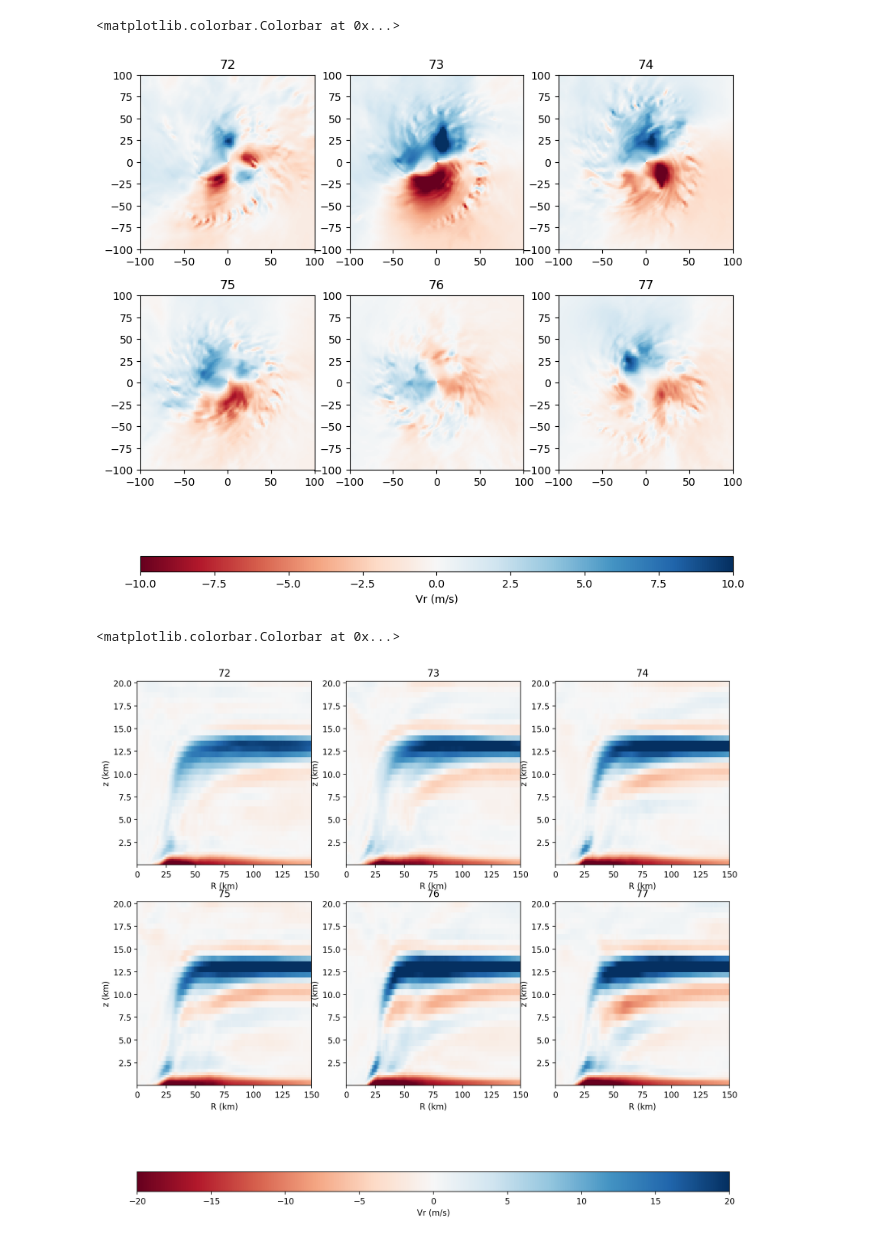
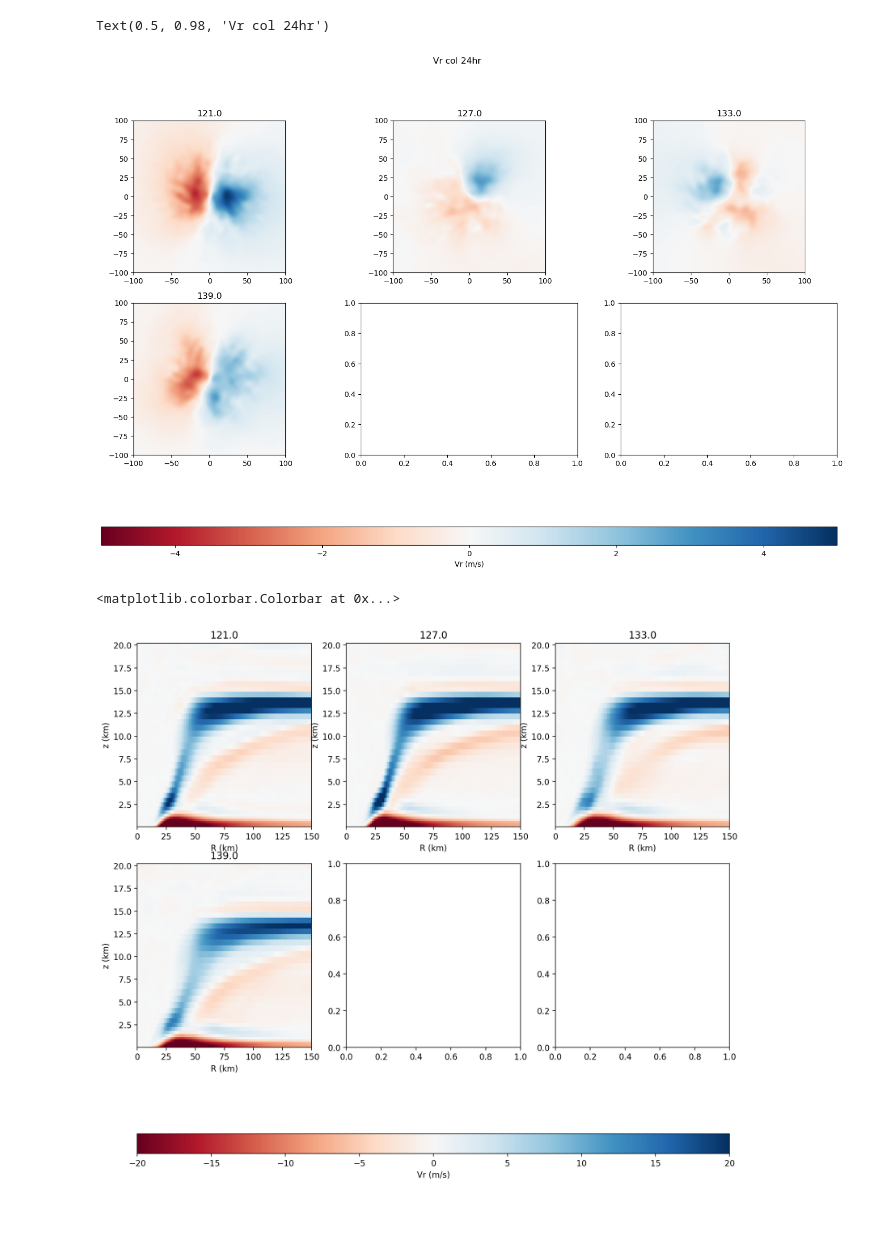
Before and after one commit to suprdory/wrfstore-py, a Jupyter notebook: vertical_column.ipynb, the cells around one changed output. Cells and saved outputs as stored; diff of their text form; code cells hidden in the pictures; blank space fills up the shorter version.

```diff
--- a/vertical_column.ipynb
+++ b/vertical_column.ipynb
@@ -110,36 +112,50 @@ plt.subplots_adjust(wspace=0.3)
 # %%
+importlib.reload(wrf)
+importlib.reload(gu)
+
 # plot maps of vrcm
 
-vrmaps=[wrf.getWRF(run,fname,'vr',type='dpwcm',z='full',force=force) for fname in flist]
-x,y=wrf.getCoords(wrf.wopath(run,flist[0]))
+# vrmaps=[wrf.getWRF(run,fname,'vr',type='dpwcm',z='full',force=force) for fname in flist]
+x,y=wrf.getCoords(run,flist[0],cc=False)
 
-fig,axs=plt.subplots(2,3,dpi=100,figsize=(10,10))
+vrmapscc=[]
+for fname in flist:
+    vrmapscc.append(gu.resample2center(wrf.getWRF(run,fname,'vr',vtype='dpwsmcm',z='full',force=force),\
+                                       wrf.getWRF(run,fname,'cc')))
 
-cr=10
+vrmapsav,hrsa=gu.avg_list(vrmapscc,avgt,hrs)
+
+fig,axs=plt.subplots(2,3,dpi=100,figsize=(18,12))
+
+cr=5
 xr=100
-def plt_maps(ax,v):
-    im=ax.pcolormesh(x/1000,y/1000,v,cmap=plt.get_cmap('RdBu'))
+def plt_maps(ax,x,y,v):
+    im=gu.imshowxy(x/1000,y/1000,v,ax=ax,cmap=plt.get_cmap('RdBu'))
     im.set_clim((-cr,cr))
     ax.set_xlim((-xr,xr))
     ax.set_ylim((-xr,xr))
     ax.set_aspect('equal','box')
-    ax.set_title(str(hrs[n]))
+    ax.set_title(str(hrsa[n]))
     return(im)
 
-for n,v in enumerate(vrmaps):
-    im=plt_maps(axs.flat[n],v)
+for n,v in enumerate(vrmapsav[0:6]):
+    im=plt_maps(axs.flat[n],x,y,v)
 
 fig.colorbar(im,ax=axs,orientation='horizontal',aspect=40,label='Vr (m/s)')
+plt.suptitle('Vr col 24hr')
 # %% [output]
-<matplotlib.colorbar.Colorbar at 0x...>
+Text(0.5, 0.98, 'Vr col 24hr')
-[figure, old version]
+[figure, new version]
 # %%
 fig,axs=plt.subplots(2,3,figsize=(13,13),dpi=200)
 cl=20
 
-for n,fname in enumerate(flist):
+vrs=[wrf.getWRF(run,fname,'vr',z='full',vtype='az') for fname in flist]
+vravs,hrsa=gu.avg_list(vrs,avgt,hrs)
+
+for n,vr in enumerate(vravs[0:6]):
     ax=axs.flat[n]
-    vr=wrf.getWRF(run,fname,'vr',z='full',type='az')
+    #vr=wrf.getWRF(run,fname,'vr',z='full',type='az')
     z=wrf.getHeightCoord(wrf.wopath(run,fname))
     r=wrf.getRcoord(wrf.wopath(run,fname))
     im=ax.pcolormesh(r,z[1:]/1000,vr.T,cmap=plt.get_cmap('RdBu'),shading='nearest')
@@ -148,9 +164,9 @@ for n,fname in enumerate(flist):
     ax.set_xlabel('R (km)')
     ax.set_ylabel('z (km)')
 #     ax.text(10,18,fname)
-    ax.set_title(str(hrs[n]))
+    ax.set_title(str(hrsa[n]))
 
 fig.colorbar(im,ax=axs,orientation='horizontal',aspect=30,label='Vr (m/s)')
 # %% [output]
 <matplotlib.colorbar.Colorbar at 0x...>
-[figure, old version]
+[figure, new version]
```
Also changed, not shown: parts of 2 cells of this notebook, 6 other files.
